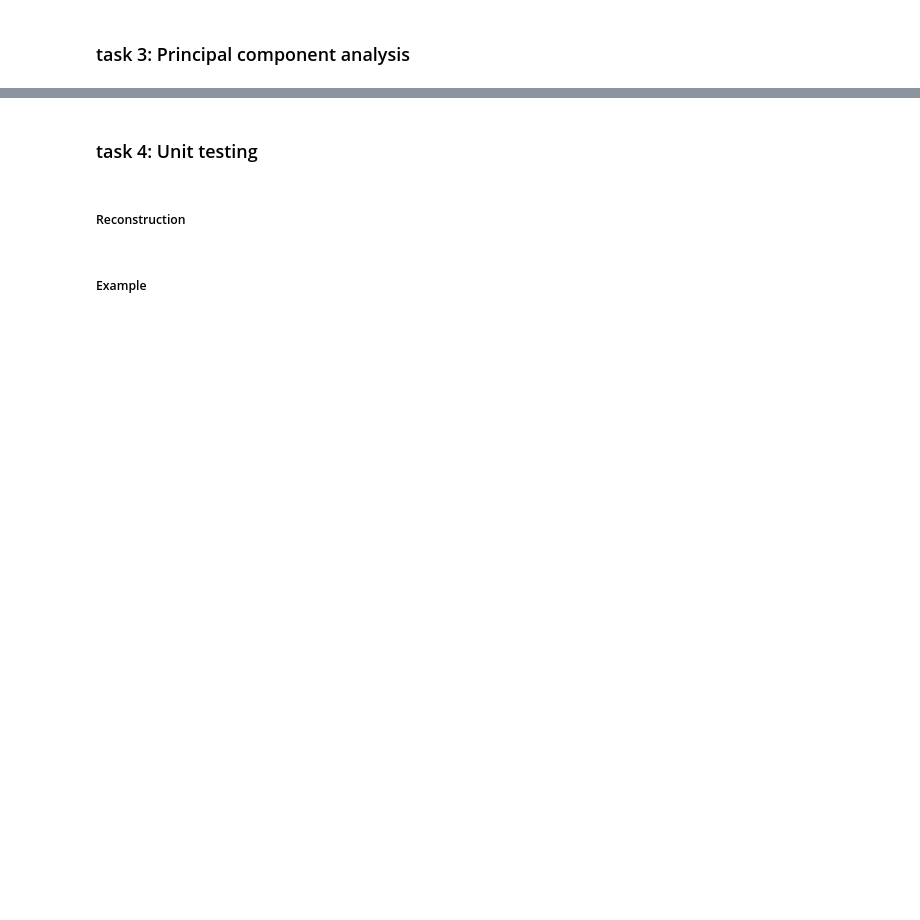
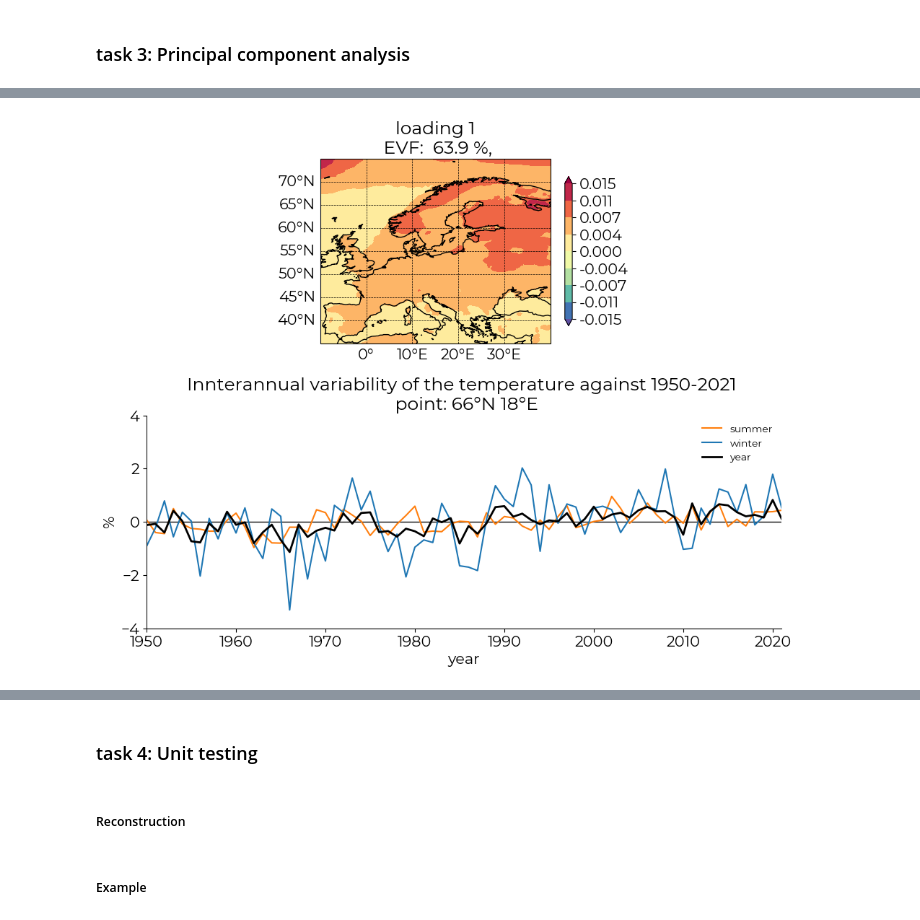
Before and after one commit to birrwahn/Model_DA, a Jupyter notebook: MDA_UE3_VOLPERT.ipynb, the cells around one changed output, grey strips where cells are left out. Cells and saved outputs as stored; diff of their text form; code cells hidden in the pictures; blank space fills up the shorter version.

```diff
--- a/MDA_UE3_VOLPERT.ipynb
+++ b/MDA_UE3_VOLPERT.ipynb
@@ -279,0 +290,59 @@ f2.savefig('PCA_ERA5.png', format='png', dpi=150)
+# %%
+season = era.resample(time='Q-NOV').mean()
+sload1north = season.sel(longitude=18, latitude=66)
+load1north = region.sel(longitude=18, latitude=66)
+# %%
+font = {'sans-serif': 'Montserrat', 'size': 8}
+plt.rc('font', **font)
+
+fload1 = plt.figure(figsize=(10, 8))
+g = gridspec.GridSpec(2, 4)
+
+axload1 = fload1.add_subplot(g[0, 1:3], projection=cpy.crs.PlateCarree())
+pm.plot_map(region.sel(eigenvalues=region.eigenvalues[0]).pca_loadings,
+            ax=axload1,
+            extent=[lon1, lon2, lat1, lat2],
+            lat='latitude', lon='longitude',
+            fr='%.3f',
+            colormax=0.015, colormin=-0.015, colorlevels=9,
+            title=f'loading 1'
+            + f'\n EVF:  {round(eigenvalues[0] * 100,1)} %,')
+
+axpoint = fload1.add_subplot(g[1, :])
+
+axpoint.axhline(y=0, color='black', linewidth=1)
+
+load1northwinter = sload1north.sel(time=season["time.month"] == 2)
+load1northsummer = sload1north.sel(time=season["time.month"] == 8)
+
+axpoint.plot(load1north.year,
+             ((load1northsummer.t2m / load1northsummer.t2m.mean()) - 1) * 100,
+             label=f'summer',
+             color='tab:orange',
+             linewidth=1.5)
+
+axpoint.plot(load1north.year,
+             ((load1northwinter.t2m[:-1]
+               / load1northwinter.t2m[:-1].mean()) - 1) * 100,
+             label=f'winter',
+             color='tab:blue',
+             linewidth=1.5)
+
+axpoint.plot(load1north.year,
+             ((load1north.t2m / load1north.t2m.mean()) - 1) * 100,
+             label=f'year',
+             color='black',
+             linewidth=2)
+
+axpoint.set_xlabel('year')
+axpoint.set_xlim(1950, 2021)
+axpoint.set_ylim(-4, 4)
+axpoint.set_ylabel('%')
+axpoint.set_title('Innterannual variability of '
+                  + 'the temperature against 1950-2021'
+                  + '\n point: 66°N 18°E')
+axpoint.legend(frameon=False, fontsize=10);
+
+fload1.tight_layout();
+# %% [output]
+[figure, added]
```
Also changed, not shown: parts of 41 cells of this notebook.
